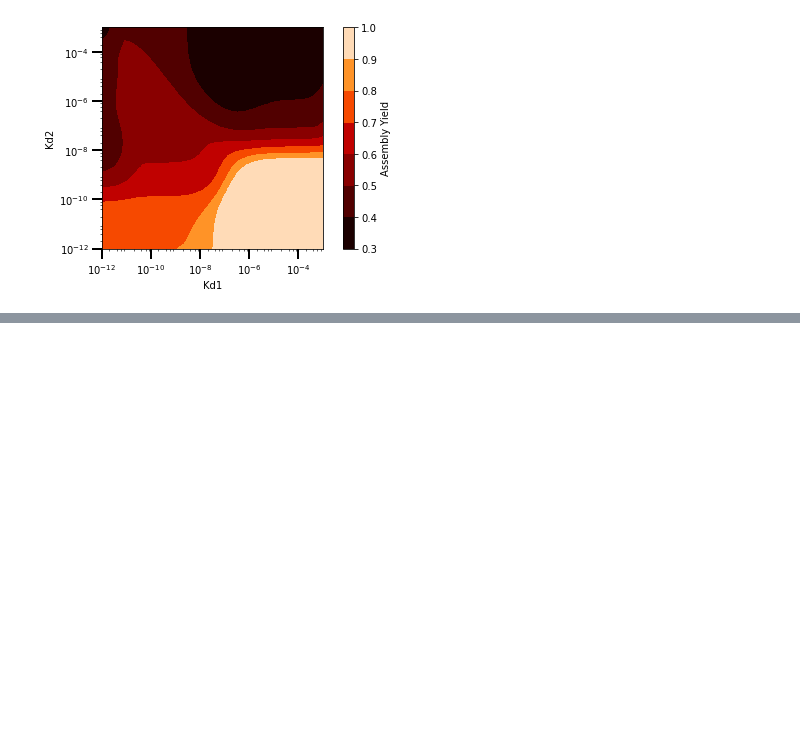
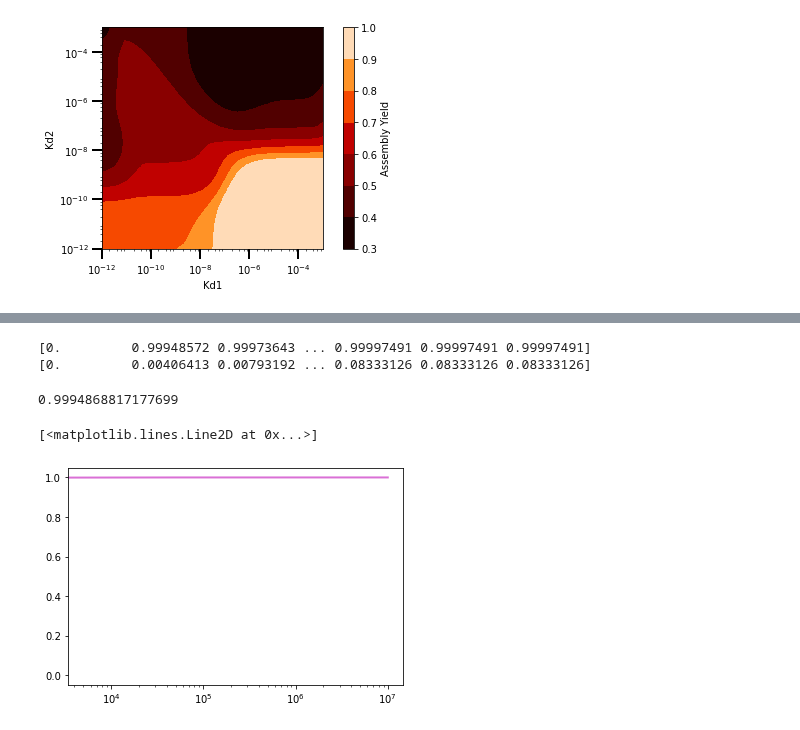
Before and after one commit to llagunes-324B21/Persephone_SR, a Jupyter notebook: April_2022/LL_SR_04_2022.ipynb, the cells around one changed output, grey strips where cells are left out. Cells and saved outputs as stored; diff of their text form; code cells hidden in the pictures; blank space fills up the shorter version.

```diff
--- a/April_2022/LL_SR_04_2022.ipynb
+++ b/April_2022/LL_SR_04_2022.ipynb
@@ -705,0 +714,17 @@ plt.show()
+# %%
+print(Yn_4)
+
+
+print(xStkTrm_tps_4)
+
+
+6*0.00406413/2.43972987e-02
+# %% [output]
+[0.         0.99948572 0.99973643 ... 0.99997491 0.99997491 0.99997491]
+[0.         0.00406413 0.00793192 ... 0.08333126 0.08333126 0.08333126]
+0.9994868817177699
+# %%
+plt.semilogx(tVec,Yn_4,'-', color = 'orchid',linewidth=2)
+# %% [output]
+[<matplotlib.lines.Line2D at 0x...>]
+[figure, added]
```
Also changed, not shown: parts of 6 cells of this notebook.
